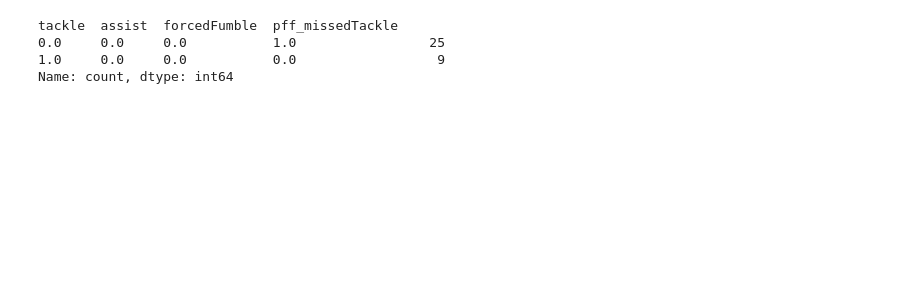
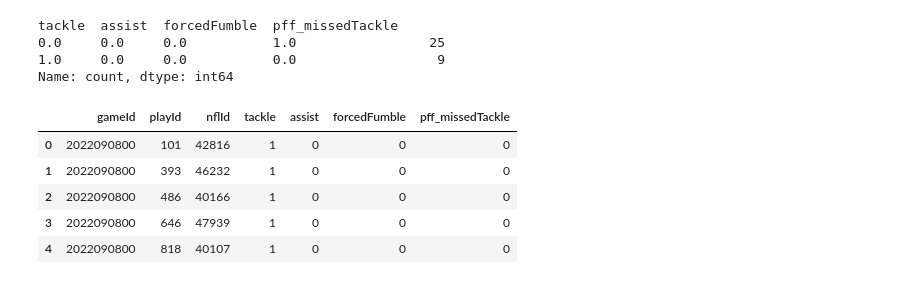
Before and after one commit to lorihe/BigBowl2024, a Jupyter notebook: code/data_overview.ipynb, the cells around one changed output. Cells and saved outputs as stored; diff of their text form; code cells hidden in the pictures; blank space fills up the shorter version.

```diff
--- a/code/data_overview.ipynb
+++ b/code/data_overview.ipynb
@@ -340,3 +352,15 @@ Name: count, dtype: int64
 plays_tackle = plays_tackle.drop(far_tacklers_idx)
 # %%
 # plays_tackle.to_csv('../newdata/plays_tackle.csv', index = False)
+# %%
+merged_df = tackles_all.merge(far_tacklers_df, on=['gameId', 'playId', 'nflId'], how='left', indicator=True)
+tackles_all_n = tackles_all[merged_df['_merge'] == 'left_only']
+# %%
+tackles_all_n.head()
+# %% [output]
+|  | gameId | playId | nflId | tackle | assist | forcedFumble | pff_missedTackle |
+| 0 | 2022090800 | 101 | 42816 | 1 | 0 | 0 | 0 |
+| 1 | 2022090800 | 393 | 46232 | 1 | 0 | 0 | 0 |
+| 2 | 2022090800 | 486 | 40166 | 1 | 0 | 0 | 0 |
+| 3 | 2022090800 | 646 | 47939 | 1 | 0 | 0 | 0 |
+| 4 | 2022090800 | 818 | 40107 | 1 | 0 | 0 | 0 |
```
Also changed, not shown: parts of 24 cells of this notebook, 12 other files.
